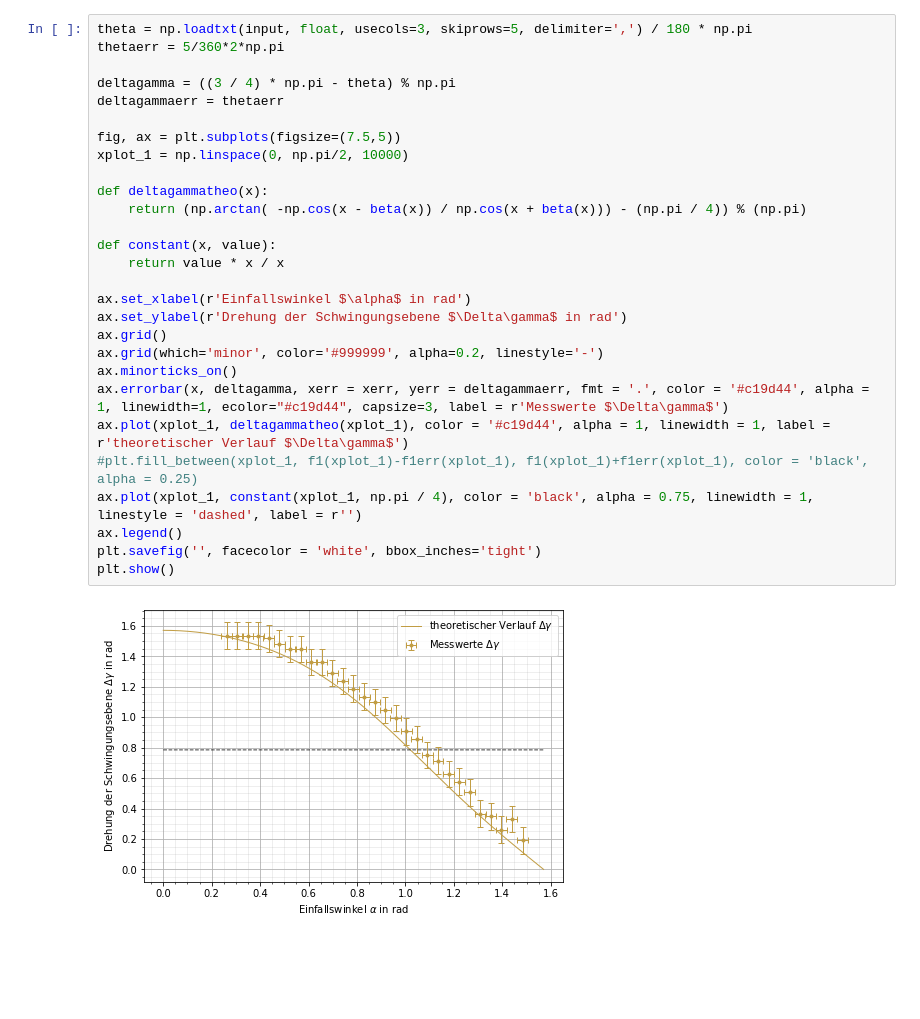
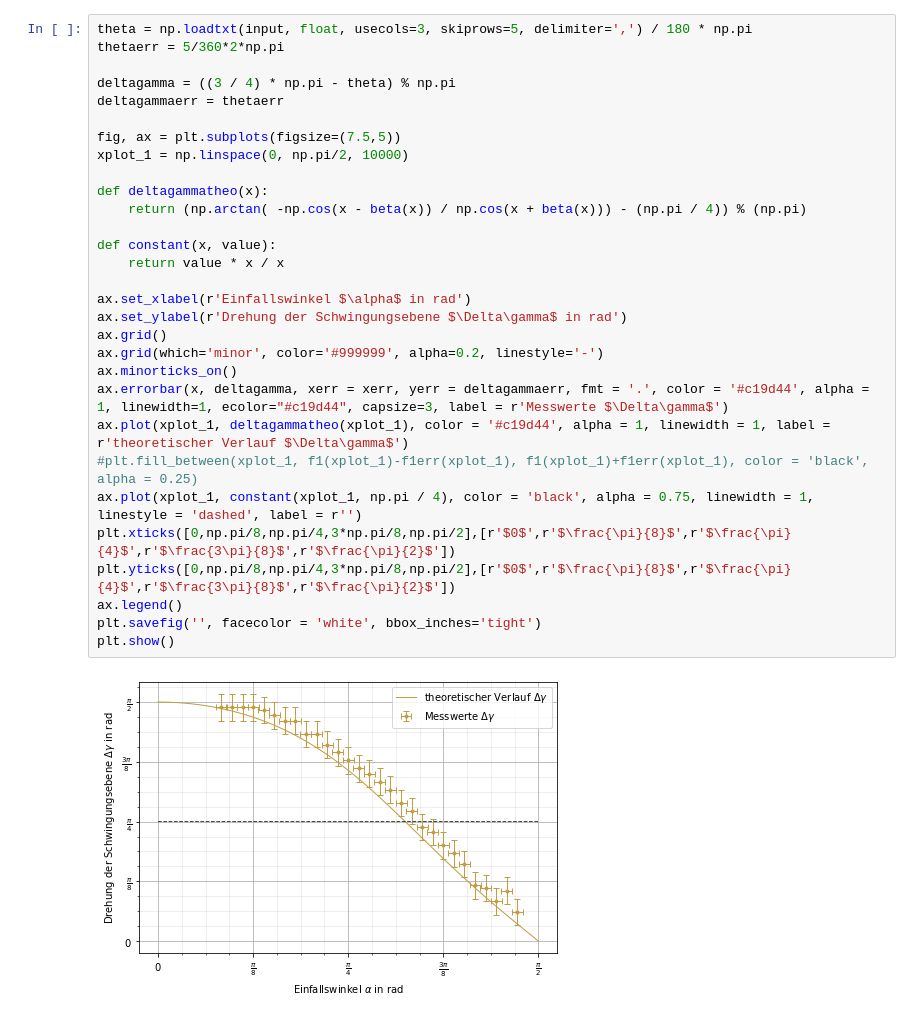
Before and after one commit to CVC97/ExPhy-III-Praktikum, a Jupyter notebook: 23_FFuP/23_FFuP_Jakob.ipynb, the cells around one changed output. Saved outputs shown, nothing was run; the diff lists cells and outputs as text; blank space fills up the shorter version.

Commit message:
plotsJakob2

```diff
--- a/23_FFuP/23_FFuP_Jakob.ipynb
+++ b/23_FFuP/23_FFuP_Jakob.ipynb
@@ -63,30 +64,32 @@ plt.show()
 # %%
 theta = np.loadtxt(input, float, usecols=3, skiprows=5, delimiter=',') / 180 * np.pi
 thetaerr = 5/360*2*np.pi
 
 deltagamma = ((3 / 4) * np.pi - theta) % np.pi
 deltagammaerr = thetaerr
 
 fig, ax = plt.subplots(figsize=(7.5,5))
 xplot_1 = np.linspace(0, np.pi/2, 10000)
 
 def deltagammatheo(x):
     return (np.arctan( -np.cos(x - beta(x)) / np.cos(x + beta(x))) - (np.pi / 4)) % (np.pi)
 
 def constant(x, value):
     return value * x / x
 
 ax.set_xlabel(r'Einfallswinkel $\alpha$ in rad')
 ax.set_ylabel(r'Drehung der Schwingungsebene $\Delta\gamma$ in rad')
 ax.grid()
 ax.grid(which='minor', color='#999999', alpha=0.2, linestyle='-')
 ax.minorticks_on()
 ax.errorbar(x, deltagamma, xerr = xerr, yerr = deltagammaerr, fmt = '.', color = '#c19d44', alpha = 1, linewidth=1, ecolor="#c19d44", capsize=3, label = r'Messwerte $\Delta\gamma$')
 ax.plot(xplot_1, deltagammatheo(xplot_1), color = '#c19d44', alpha = 1, linewidth = 1, label = r'theoretischer Verlauf $\Delta\gamma$')
 #plt.fill_between(xplot_1, f1(xplot_1)-f1err(xplot_1), f1(xplot_1)+f1err(xplot_1), color = 'black', alpha = 0.25)
 ax.plot(xplot_1, constant(xplot_1, np.pi / 4), color = 'black', alpha = 0.75, linewidth = 1, linestyle = 'dashed', label = r'')
+plt.xticks([0,np.pi/8,np.pi/4,3*np.pi/8,np.pi/2],[r'$0$',r'$\frac{\pi}{8}$',r'$\frac{\pi}{4}$',r'$\frac{3\pi}{8}$',r'$\frac{\pi}{2}$'])
+plt.yticks([0,np.pi/8,np.pi/4,3*np.pi/8,np.pi/2],[r'$0$',r'$\frac{\pi}{8}$',r'$\frac{\pi}{4}$',r'$\frac{3\pi}{8}$',r'$\frac{\pi}{2}$'])
 ax.legend()
 plt.savefig('', facecolor = 'white', bbox_inches='tight')
 plt.show()
 # %% [output]
-[figure, old version]
+[figure, new version]
```
Also changed, not shown: parts of 1 cell of this notebook.
